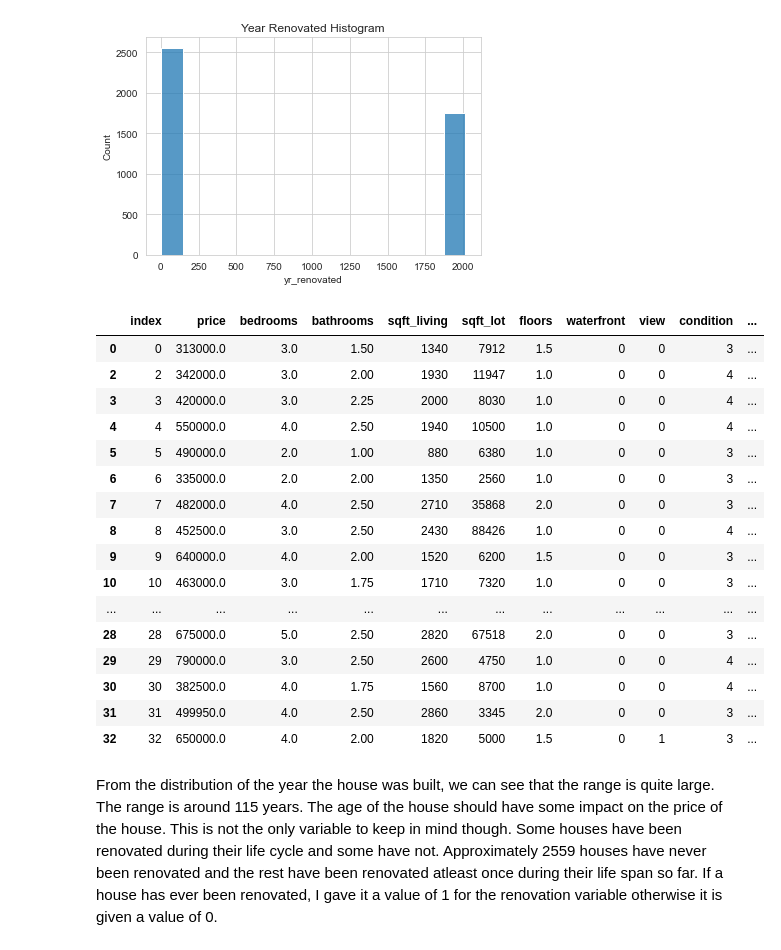
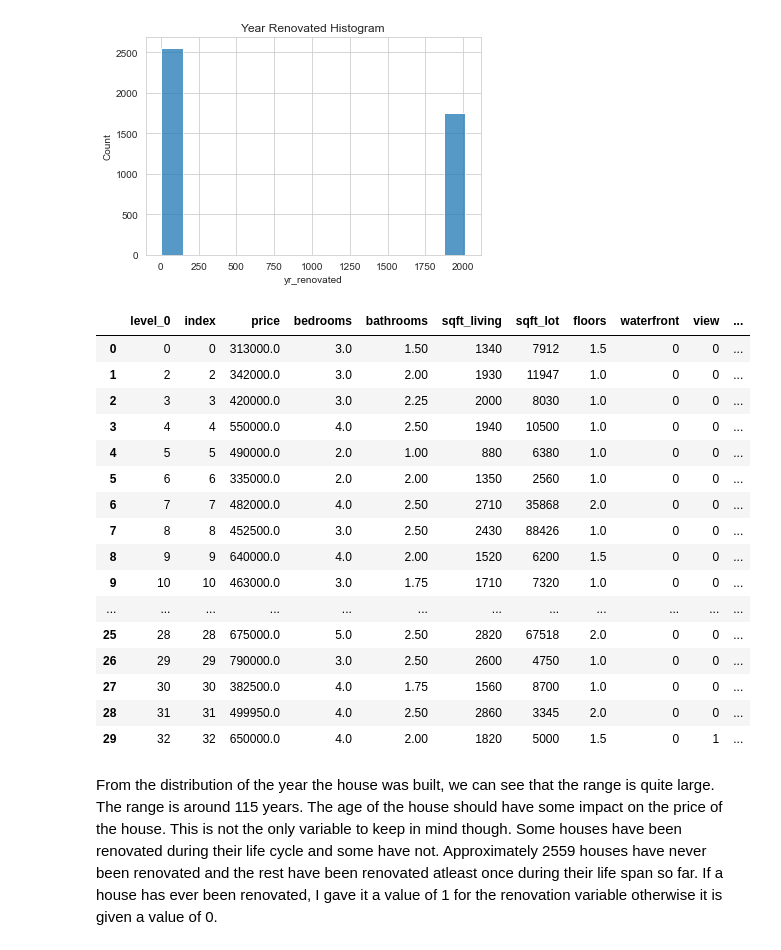
Before and after one commit to ritiksharma4/Washington-House-Price-Prediction, a Jupyter notebook: Washington House Price Prediction.ipynb, the cells around one changed output. Saved outputs shown, nothing was run; the diff lists cells and outputs as text; code cells hidden in the pictures.

```diff
--- a/Washington House Price Prediction.ipynb
+++ b/Washington House Price Prediction.ipynb
@@ -277,6 +277,6 @@ Correlation ranges from -1 to +1. Values closer to zero means there is no linear
 # %%
 # dropping square foot above from the dataframe
-housing.drop('sqft_above', axis=1, inplace=True)
+# housing.drop(['sqft_above', 'sqft_lot', 'sqft_basement'], axis=1, inplace=True)
 
 # Histogram of the year houses were built
 print('Distinct house age years \n',housing.yr_built.value_counts())
@@ -311,28 +311,31 @@ Text(0.5, 1.0, 'Year Renovated Histogram')
 # %%
 # If a house was ever renovated it is given a value of 1 for this variable. If it was never
 # renovated then it is given a value of 0.
-housing.yr_renovated = housing.yr_renovated.apply(lambda x: x if x == 0 else 1)
-housing.yr_renovated.value_counts()
+# housing.yr_renovated = housing.yr_renovated.apply(lambda x: x if x == 0 else 1)
+# housing.yr_renovated.value_counts()
+# Resetting indexes after the rows are dropped
+housing = housing.reset_index()
+housing.head()
 
 housing.head(30)
 # %% [output]
-|  | index | price | bedrooms | bathrooms | sqft_living | sqft_lot | floors | waterfront | view | condition | ... |
-| 0 | 0 | 313000.0 | 3.0 | 1.50 | 1340 | 7912 | 1.5 | 0 | 0 | 3 | ... |
-| 2 | 2 | 342000.0 | 3.0 | 2.00 | 1930 | 11947 | 1.0 | 0 | 0 | 4 | ... |
-| 3 | 3 | 420000.0 | 3.0 | 2.25 | 2000 | 8030 | 1.0 | 0 | 0 | 4 | ... |
-| 4 | 4 | 550000.0 | 4.0 | 2.50 | 1940 | 10500 | 1.0 | 0 | 0 | 4 | ... |
-| 5 | 5 | 490000.0 | 2.0 | 1.00 | 880 | 6380 | 1.0 | 0 | 0 | 3 | ... |
-| 6 | 6 | 335000.0 | 2.0 | 2.00 | 1350 | 2560 | 1.0 | 0 | 0 | 3 | ... |
-| 7 | 7 | 482000.0 | 4.0 | 2.50 | 2710 | 35868 | 2.0 | 0 | 0 | 3 | ... |
-| 8 | 8 | 452500.0 | 3.0 | 2.50 | 2430 | 88426 | 1.0 | 0 | 0 | 4 | ... |
-| 9 | 9 | 640000.0 | 4.0 | 2.00 | 1520 | 6200 | 1.5 | 0 | 0 | 3 | ... |
-| 10 | 10 | 463000.0 | 3.0 | 1.75 | 1710 | 7320 | 1.0 | 0 | 0 | 3 | ... |
+|  | level_0 | index | price | bedrooms | bathrooms | sqft_living | sqft_lot | floors | waterfront | view | ... |
+| 0 | 0 | 0 | 313000.0 | 3.0 | 1.50 | 1340 | 7912 | 1.5 | 0 | 0 | ... |
+| 1 | 2 | 2 | 342000.0 | 3.0 | 2.00 | 1930 | 11947 | 1.0 | 0 | 0 | ... |
+| 2 | 3 | 3 | 420000.0 | 3.0 | 2.25 | 2000 | 8030 | 1.0 | 0 | 0 | ... |
+| 3 | 4 | 4 | 550000.0 | 4.0 | 2.50 | 1940 | 10500 | 1.0 | 0 | 0 | ... |
+| 4 | 5 | 5 | 490000.0 | 2.0 | 1.00 | 880 | 6380 | 1.0 | 0 | 0 | ... |
+| 5 | 6 | 6 | 335000.0 | 2.0 | 2.00 | 1350 | 2560 | 1.0 | 0 | 0 | ... |
+| 6 | 7 | 7 | 482000.0 | 4.0 | 2.50 | 2710 | 35868 | 2.0 | 0 | 0 | ... |
+| 7 | 8 | 8 | 452500.0 | 3.0 | 2.50 | 2430 | 88426 | 1.0 | 0 | 0 | ... |
+| 8 | 9 | 9 | 640000.0 | 4.0 | 2.00 | 1520 | 6200 | 1.5 | 0 | 0 | ... |
+| 9 | 10 | 10 | 463000.0 | 3.0 | 1.75 | 1710 | 7320 | 1.0 | 0 | 0 | ... |
 | ... | ... | ... | ... | ... | ... | ... | ... | ... | ... | ... | ... |
-| 28 | 28 | 675000.0 | 5.0 | 2.50 | 2820 | 67518 | 2.0 | 0 | 0 | 3 | ... |
-| 29 | 29 | 790000.0 | 3.0 | 2.50 | 2600 | 4750 | 1.0 | 0 | 0 | 4 | ... |
-| 30 | 30 | 382500.0 | 4.0 | 1.75 | 1560 | 8700 | 1.0 | 0 | 0 | 4 | ... |
-| 31 | 31 | 499950.0 | 4.0 | 2.50 | 2860 | 3345 | 2.0 | 0 | 0 | 3 | ... |
-| 32 | 32 | 650000.0 | 4.0 | 2.00 | 1820 | 5000 | 1.5 | 0 | 1 | 3 | ... |
+| 25 | 28 | 28 | 675000.0 | 5.0 | 2.50 | 2820 | 67518 | 2.0 | 0 | 0 | ... |
+| 26 | 29 | 29 | 790000.0 | 3.0 | 2.50 | 2600 | 4750 | 1.0 | 0 | 0 | ... |
+| 27 | 30 | 30 | 382500.0 | 4.0 | 1.75 | 1560 | 8700 | 1.0 | 0 | 0 | ... |
+| 28 | 31 | 31 | 499950.0 | 4.0 | 2.50 | 2860 | 3345 | 2.0 | 0 | 0 | ... |
+| 29 | 32 | 32 | 650000.0 | 4.0 | 2.00 | 1820 | 5000 | 1.5 | 0 | 1 | ... |
 # %% [markdown]
 From the distribution of the year the house was built, we can see that the range is quite large. The range is around 115 years. The age of the house should have some impact on the price of the house. This is not the only variable to keep in mind though. Some houses have been renovated during their life cycle and some have not. Approximately 2559 houses have never been renovated and the rest have been renovated atleast once during their life span so far. If a house has ever been renovated, I gave it a value of 1 for the renovation variable otherwise it is given a value of 0.
 # %%
```
Also changed, not shown: parts of 8 cells of this notebook.
